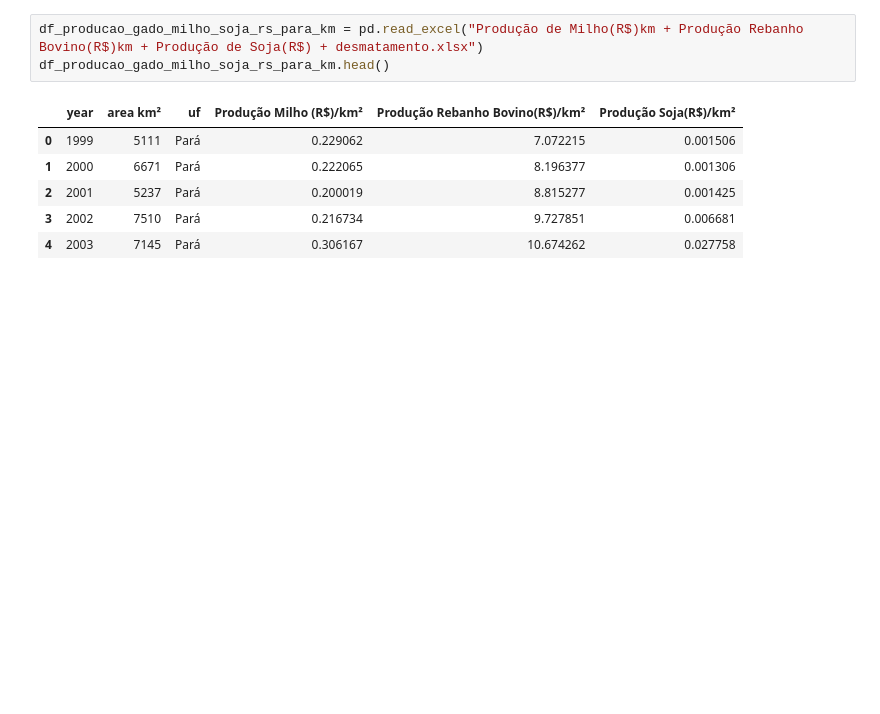
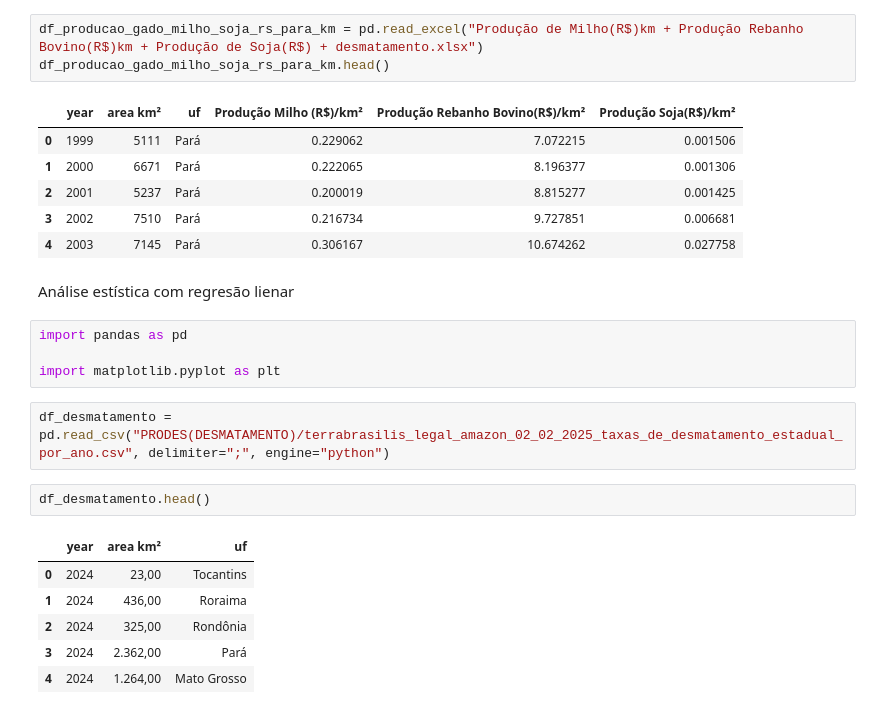
Before and after one commit to LABSensing/LabSesing-case-study, a Jupyter notebook: Impacto Econômico do Milho, Soja e Pecuária no Desmatamento no Pará/index.ipynb, the cells around one changed output. Cells and saved outputs as stored; diff of their text form; blank space fills up the shorter version.

```diff
--- a/Impacto Econômico do Milho, Soja e Pecuária no Desmatamento no Pará/index.ipynb
+++ b/Impacto Econômico do Milho, Soja e Pecuária no Desmatamento no Pará/index.ipynb
@@ -688,3 +688,20 @@ df_producao_gado_milho_soja_rs_para_km.head()
 | 2 | 2001 | 5237 | Pará | 0.200019 | 8.815277 | 0.001425 |
 | 3 | 2002 | 7510 | Pará | 0.216734 | 9.727851 | 0.006681 |
 | 4 | 2003 | 7145 | Pará | 0.306167 | 10.674262 | 0.027758 |
+# %% [markdown]
+Análise estística com regresão lienar
+# %%
+import pandas as pd
+
+import matplotlib.pyplot as plt
+# %%
+df_desmatamento = pd.read_csv("PRODES(DESMATAMENTO)/terrabrasilis_legal_amazon_02_02_2025_taxas_de_desmatamento_estadual_por_ano.csv", delimiter=";", engine="python")
+# %%
+df_desmatamento.head()
+# %% [output]
+|  | year | area km² | uf |
+| 0 | 2024 | 23,00 | Tocantins |
+| 1 | 2024 | 436,00 | Roraima |
+| 2 | 2024 | 325,00 | Rondônia |
+| 3 | 2024 | 2.362,00 | Pará |
+| 4 | 2024 | 1.264,00 | Mato Grosso |
```
Also changed, not shown: parts of 32 cells of this notebook, 5 other files.
